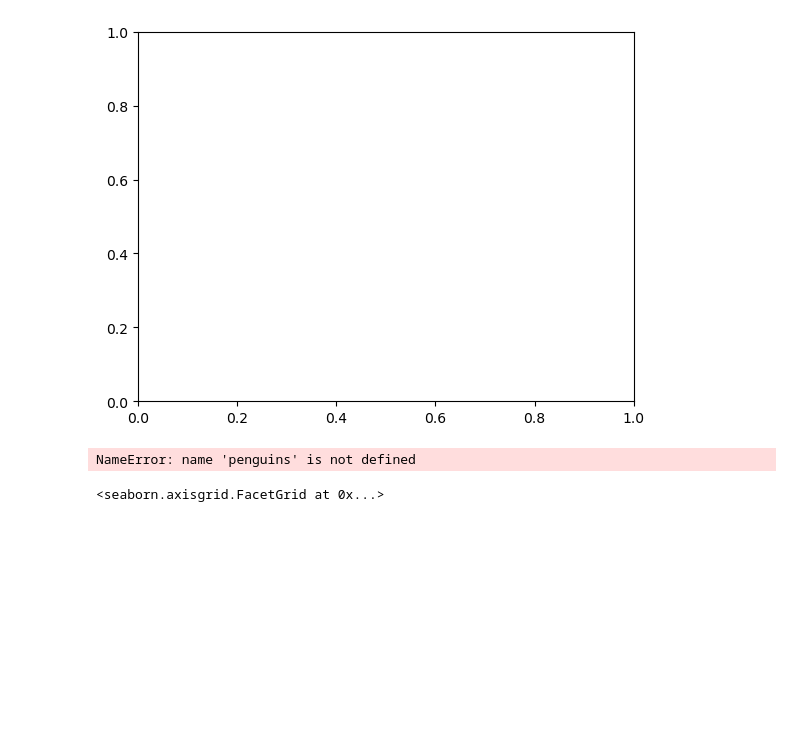
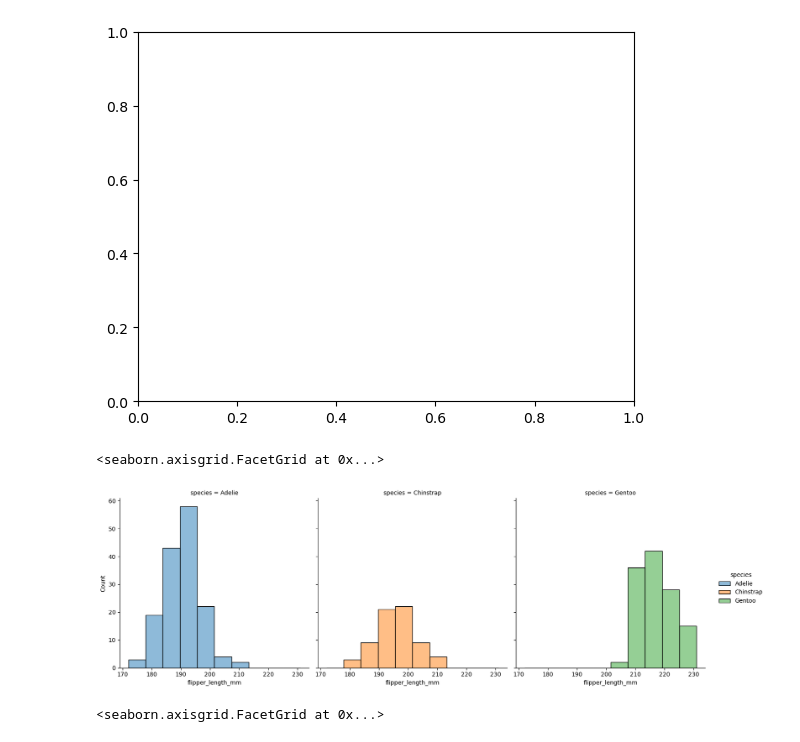
Before and after one commit to Nikit-V-Mitic/Python-Testing, a Jupyter notebook: SeabornSheet.ipynb, the cells around one changed output. Drawn from its saved outputs; the diff is of its cells as text; code cells hidden in the pictures; blank space fills up the shorter version.

Commit message:
All issues inside the Seaborn file have been resolved; all graphs show up properly and all code is cohesive

```diff
--- a/SeabornSheet.ipynb
+++ b/SeabornSheet.ipynb
@@ -7,9 +8,12 @@ f, ax = plt.subplots()
 # %% [output]
 [figure]
 # %%
+penguins = sns.load_dataset("penguins")
+
 sns.displot(data=penguins, x="flipper_length_mm", hue="species", col="species")
 # %% [output]
-NameError: name 'penguins' is not defined
+<seaborn.axisgrid.FacetGrid at 0x...>
+[figure, added]
 # %%
 tips = sns.load_dataset("tips")
 sns.relplot(data=tips, x="total_bill", y="tip")
```
Also changed, not shown: parts of 3 cells of this notebook.
